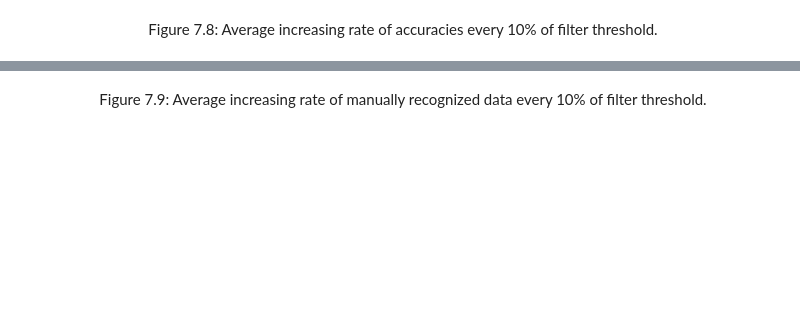
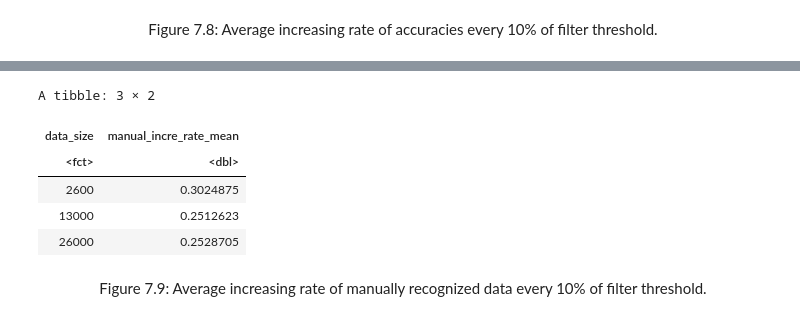
Before and after one commit to AllenCheng5186/DSCI100-Proj-Group50-23s1, a Jupyter notebook: Method_Result.ipynb, the cells around one changed output, grey strips where cells are left out. Drawn from its saved outputs; the diff is of its cells as text; code cells hidden in the pictures; blank space fills up the shorter version.

Commit message:
Result tidy up

```diff
--- a/Method_Result.ipynb
+++ b/Method_Result.ipynb
@@ -1106,2 +1075,19 @@ A tibble: 1 × 1
+# %%
+all_result_lrm |>
+  group_by(data_size) |>
+  mutate(amount_manual = case_when(
+    data_size == 2600 ~ 650 - test_data_size,
+    data_size == 13000 ~ 3250 - test_data_size,
+    data_size == 26000 ~ 6500 - test_data_size,
+    TRUE ~ NA_real_))|>
+  mutate(manual_incre_rate = (amount_manual - lag(amount_manual))/lag(amount_manual))|>
+  summarize(manual_incre_rate_mean = mean(manual_incre_rate, na.rm = TRUE))
+# %% [output]
+A tibble: 3 × 2
+| data_size | manual_incre_rate_mean |
+| <fct> | <dbl> |
+| 2600 | 0.3024875 |
+| 13000 | 0.2512623 |
+| 26000 | 0.2528705 |
 # %% [markdown]
 <div align="center">Figure 7.9: Average increasing rate of manually recognized data every 10% of filter threshold.
```
Also changed, not shown: parts of 5 cells of this notebook.
